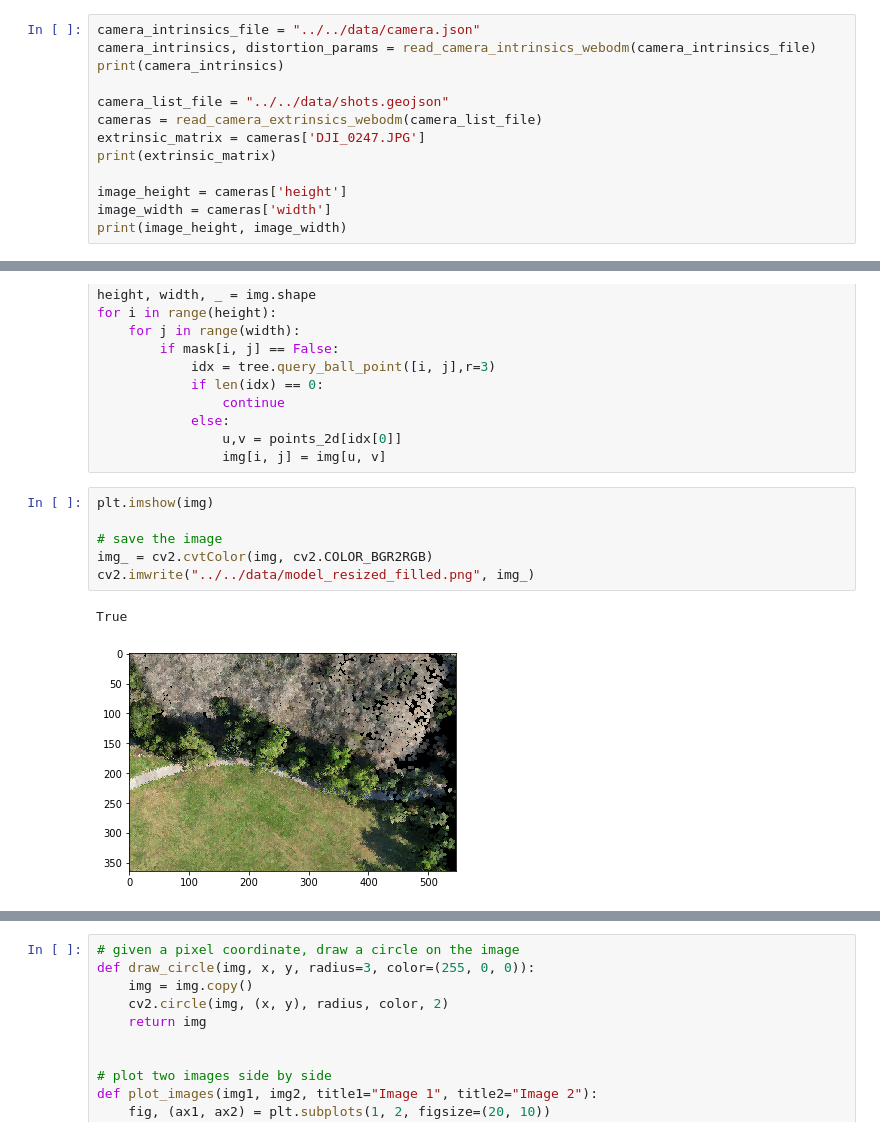
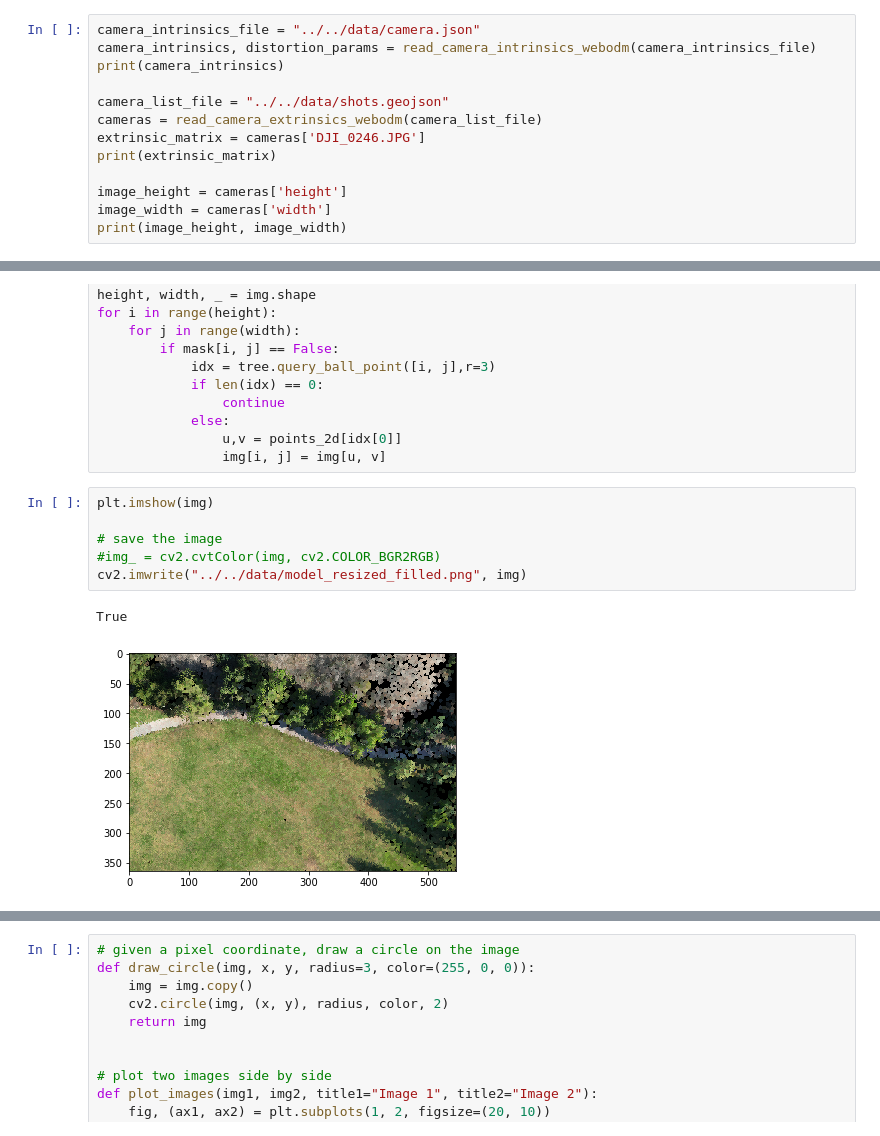
Before and after one commit to ZhiangChen/SegMo3D, a Jupyter notebook: semantic_SfM/ssfm/projection.ipynb, the cells around one changed output, grey strips where cells are left out. Drawn from its saved outputs; the diff is of its cells as text.

```diff
--- a/semantic_SfM/ssfm/projection.ipynb
+++ b/semantic_SfM/ssfm/projection.ipynb
@@ -185,7 +185,7 @@ print(camera_intrinsics)
 
 camera_list_file = "../../data/shots.geojson"
 cameras = read_camera_extrinsics_webodm(camera_list_file)
-extrinsic_matrix = cameras['DJI_0247.JPG']
+extrinsic_matrix = cameras['DJI_0246.JPG']
 print(extrinsic_matrix)
 
 image_height = cameras['height']
@@ -327,12 +319,12 @@ for i in range(height):
 # %%
 plt.imshow(img)
 
 # save the image
-img_ = cv2.cvtColor(img, cv2.COLOR_BGR2RGB)
-cv2.imwrite("../../data/model_resized_filled.png", img_)
+#img_ = cv2.cvtColor(img, cv2.COLOR_BGR2RGB)
+cv2.imwrite("../../data/model_resized_filled.png", img)
 # %% [output]
 True
-[figure, old version]
+[figure, new version]
 # %%
 # read projected image
 img_projected = cv2.imread("../../data/model_resized_filled.png", cv2.IMREAD_COLOR)
```
Also changed, not shown: parts of 8 cells of this notebook, 3 other files.
